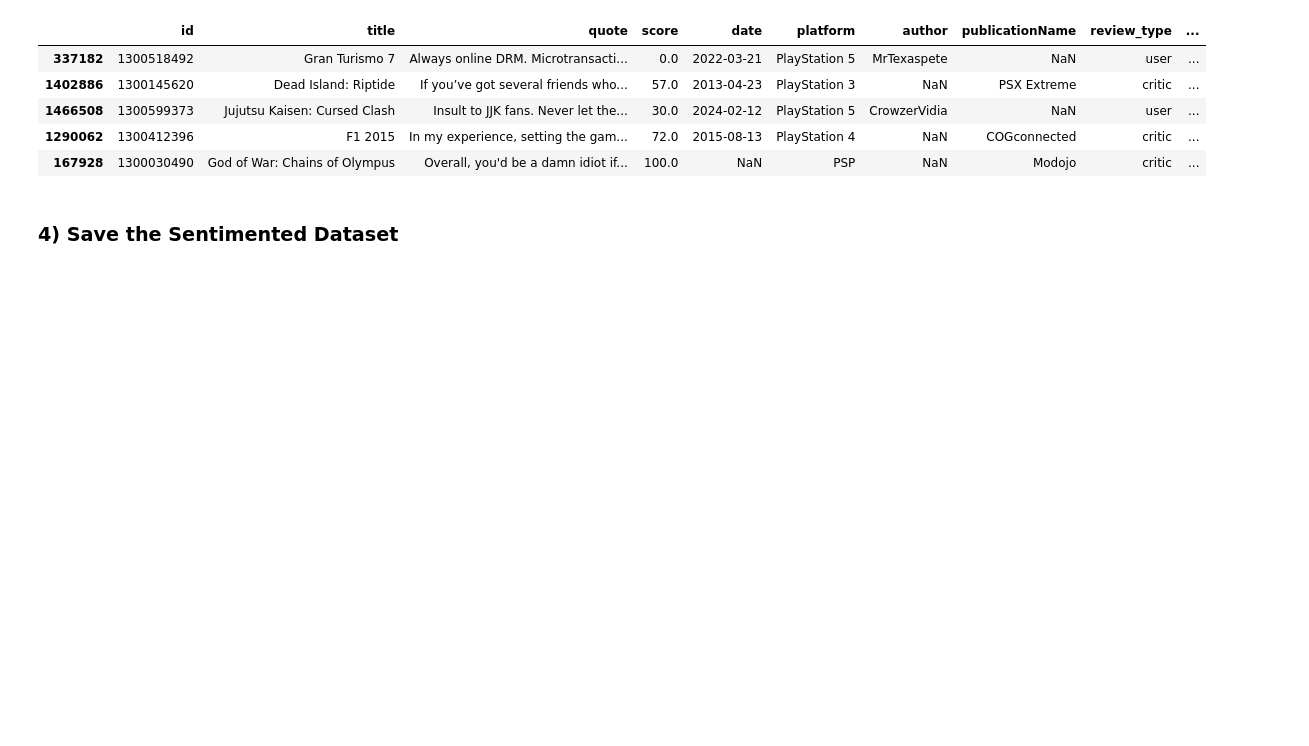
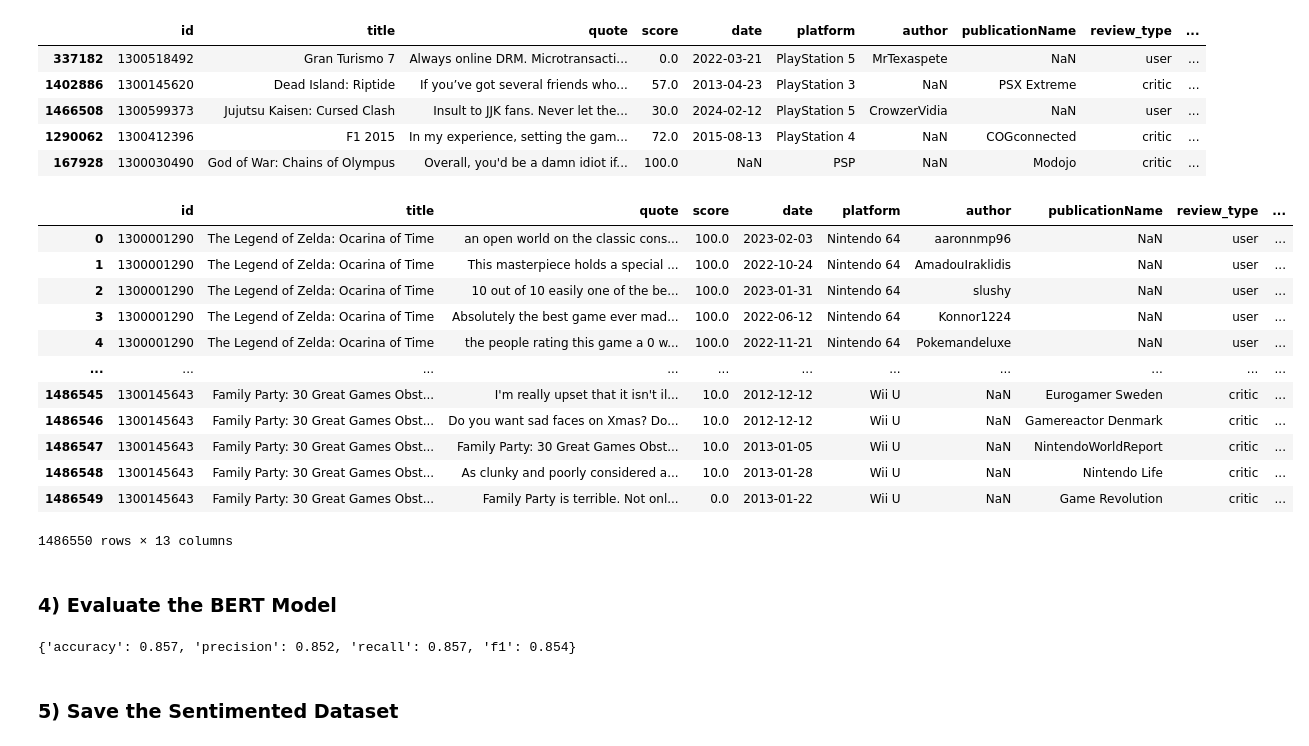
Before and after one commit to davutbayik/metacritic-games-sentiment-analysis, a Jupyter notebook: notebooks/train_model.ipynb, the cells around one changed output. Drawn from its saved outputs; the diff is of its cells as text; code cells hidden in the pictures; blank space fills up the shorter version.

Commit message:
Metrics added

```diff
--- a/notebooks/train_model.ipynb
+++ b/notebooks/train_model.ipynb
@@ -261,9 +262,9 @@ tokenizer.save_pretrained(save_directory)
 # %%
 # Load the tuned model
 
-model = BertForSequenceClassification.from_pretrained('model/metacritic_games_bert')
+model = BertForSequenceClassification.from_pretrained('../model/metacritic_games_bert')
 model.to('cuda') # Use GPU
-tokenizer = BertTokenizer.from_pretrained('model/metacritic_games_bert', model_max_length=512)
+tokenizer = BertTokenizer.from_pretrained('../model/metacritic_games_bert', model_max_length=512)
 
 prediction_pipeline = TextClassificationPipeline(model=model, tokenizer=tokenizer, max_length=512, truncation=True, top_k=1, device="cuda")
 # %%
@@ -353,8 +354,46 @@ games_reviews.sample(5)
 | 1466508 | 1300599373 | Jujutsu Kaisen: Cursed Clash | Insult to JJK fans. Never let the... | 30.0 | 2024-02-12 | PlayStation 5 | CrowzerVidia | NaN | user | ... |
 | 1290062 | 1300412396 | F1 2015 | In my experience, setting the gam... | 72.0 | 2015-08-13 | PlayStation 4 | NaN | COGconnected | critic | ... |
 | 167928 | 1300030490 | God of War: Chains of Olympus | Overall, you'd be a damn idiot if... | 100.0 | NaN | PSP | NaN | Modojo | critic | ... |
+# %%
+games_reviews
+# %% [output]
+|  | id | title | quote | score | date | platform | author | publicationName | review_type | ... |
+| 0 | 1300001290 | The Legend of Zelda: Ocarina of Time | an open world on the classic cons... | 100.0 | 2023-02-03 | Nintendo 64 | aaronnmp96 | NaN | user | ... |
+| 1 | 1300001290 | The Legend of Zelda: Ocarina of Time | This masterpiece holds a special ... | 100.0 | 2022-10-24 | Nintendo 64 | AmadouIraklidis | NaN | user | ... |
+| 2 | 1300001290 | The Legend of Zelda: Ocarina of Time | 10 out of 10 easily one of the be... | 100.0 | 2023-01-31 | Nintendo 64 | slushy | NaN | user | ... |
+| 3 | 1300001290 | The Legend of Zelda: Ocarina of Time | Absolutely the best game ever mad... | 100.0 | 2022-06-12 | Nintendo 64 | Konnor1224 | NaN | user | ... |
+| 4 | 1300001290 | The Legend of Zelda: Ocarina of Time | the people rating this game a 0 w... | 100.0 | 2022-11-21 | Nintendo 64 | Pokemandeluxe | NaN | user | ... |
+| ... | ... | ... | ... | ... | ... | ... | ... | ... | ... | ... |
+| 1486545 | 1300145643 | Family Party: 30 Great Games Obst... | I'm really upset that it isn't il... | 10.0 | 2012-12-12 | Wii U | NaN | Eurogamer Sweden | critic | ... |
+| 1486546 | 1300145643 | Family Party: 30 Great Games Obst... | Do you want sad faces on Xmas? Do... | 10.0 | 2012-12-12 | Wii U | NaN | Gamereactor Denmark | critic | ... |
+| 1486547 | 1300145643 | Family Party: 30 Great Games Obst... | Family Party: 30 Great Games Obst... | 10.0 | 2013-01-05 | Wii U | NaN | NintendoWorldReport | critic | ... |
+| 1486548 | 1300145643 | Family Party: 30 Great Games Obst... | As clunky and poorly considered a... | 10.0 | 2013-01-28 | Wii U | NaN | Nintendo Life | critic | ... |
+| 1486549 | 1300145643 | Family Party: 30 Great Games Obst... | Family Party is terrible. Not onl... | 0.0 | 2013-01-22 | Wii U | NaN | Game Revolution | critic | ... |
+1486550 rows × 13 columns
+# %% [markdown]
+### 4) Evaluate the BERT Model
+# %%
+# Evaluate the fine-tuned BERT model using classification metrics
+
+test_reviews = games_reviews.loc[test_df["__index_level_0__"]]
+test_reviews["sentiment"] = test_reviews["sentiment"].apply(lambda x: 0 if x == "negative" else (1 if x == "neutral" else 2))
+
+eval_results = {}
+eval_metrics = ["accuracy", "precision", "recall", "f1"]
+
+for eval_metric in eval_metrics:
+	metric = evaluate.load(eval_metric)
+	try:
+		results = metric.compute(references=test_reviews["labels"].values, predictions=test_reviews["sentiment"].values, average="weighted")
+	except:
+		results = metric.compute(references=test_reviews["labels"].values, predictions=test_reviews["sentiment"].values)
+	eval_results[eval_metric] = round(results[eval_metric], 3)
+
+eval_results
+# %% [output]
+{'accuracy': 0.857, 'precision': 0.852, 'recall': 0.857, 'f1': 0.854}
 # %% [markdown]
-### 4) Save the Sentimented Dataset
+### 5) Save the Sentimented Dataset
 # %%
 # Drop cleaned text and save the sentimented dataset
 
```
Also changed, not shown: parts of 2 cells of this notebook.
